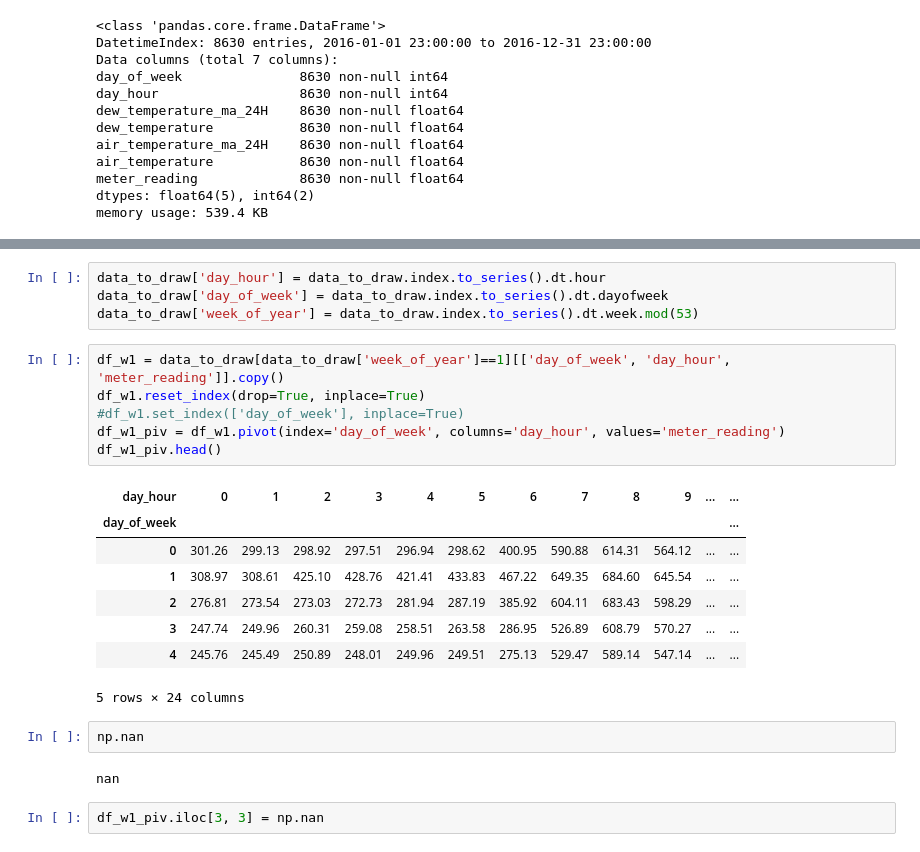
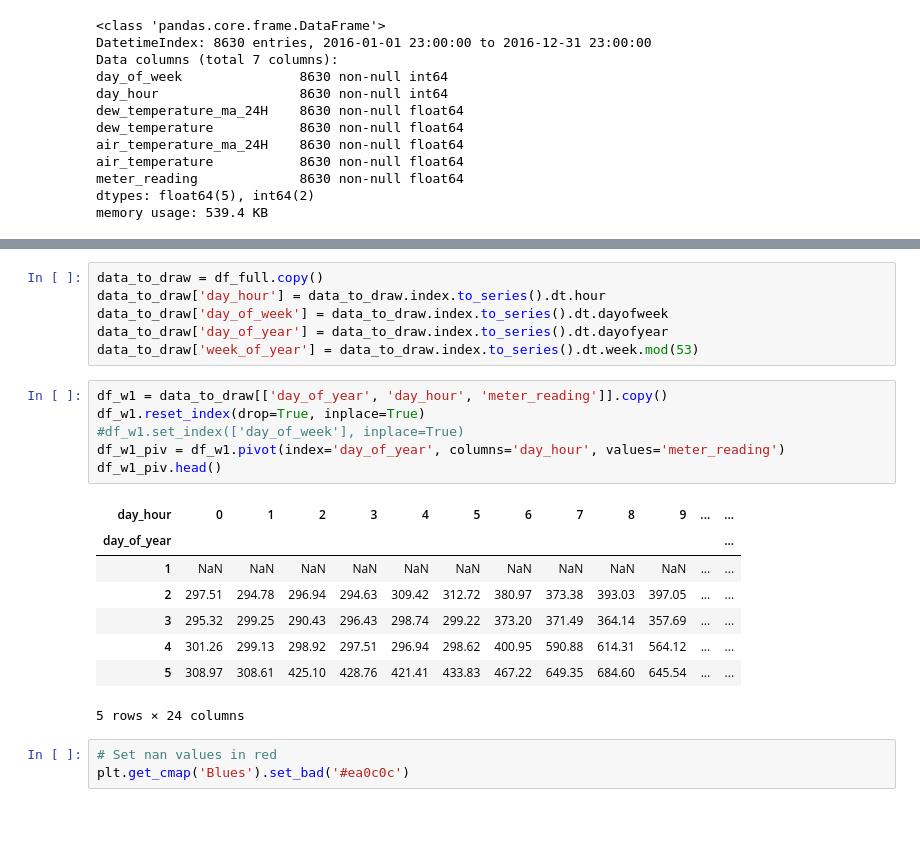
Before and after one commit to edouardArgenson/ASHRAE_great_energy_predictor, a Jupyter notebook: notebooks/building_493/meter_0/visualize_benchmark_missing_data.ipynb, the cells around one changed output, grey strips where cells are left out. Cells and saved outputs as stored; diff of their text form; blank space fills up the shorter version.

```diff
--- a/notebooks/building_493/meter_0/visualize_benchmark_missing_data.ipynb
+++ b/notebooks/building_493/meter_0/visualize_benchmark_missing_data.ipynb
@@ -78,27 +78,26 @@ df_full.head(30)
 | 2016-01-02 04:00:00 | 5.0 | 4.0 | -2.112500 | -5.6 | 5.633333 | 3.3 | ... |
 | 2016-01-02 05:00:00 | 5.0 | 5.0 | -2.345833 | -5.6 | 5.450000 | 2.8 | ... |
 # %%
+data_to_draw = df_full.copy()
 data_to_draw['day_hour'] = data_to_draw.index.to_series().dt.hour
 data_to_draw['day_of_week'] = data_to_draw.index.to_series().dt.dayofweek
+data_to_draw['day_of_year'] = data_to_draw.index.to_series().dt.dayofyear
 data_to_draw['week_of_year'] = data_to_draw.index.to_series().dt.week.mod(53)
 # %%
-df_w1 = data_to_draw[data_to_draw['week_of_year']==1][['day_of_week', 'day_hour', 'meter_reading']].copy()
+df_w1 = data_to_draw[['day_of_year', 'day_hour', 'meter_reading']].copy()
 df_w1.reset_index(drop=True, inplace=True)
 #df_w1.set_index(['day_of_week'], inplace=True)
-df_w1_piv = df_w1.pivot(index='day_of_week', columns='day_hour', values='meter_reading')
+df_w1_piv = df_w1.pivot(index='day_of_year', columns='day_hour', values='meter_reading')
 df_w1_piv.head()
 # %% [output]
 | day_hour | 0 | 1 | 2 | 3 | 4 | 5 | 6 | 7 | 8 | 9 | ... | ... |
-| day_of_week |  |  |  |  |  |  |  |  |  |  |  | ... |
-| 0 | 301.26 | 299.13 | 298.92 | 297.51 | 296.94 | 298.62 | 400.95 | 590.88 | 614.31 | 564.12 | ... | ... |
-| 1 | 308.97 | 308.61 | 425.10 | 428.76 | 421.41 | 433.83 | 467.22 | 649.35 | 684.60 | 645.54 | ... | ... |
-| 2 | 276.81 | 273.54 | 273.03 | 272.73 | 281.94 | 287.19 | 385.92 | 604.11 | 683.43 | 598.29 | ... | ... |
-| 3 | 247.74 | 249.96 | 260.31 | 259.08 | 258.51 | 263.58 | 286.95 | 526.89 | 608.79 | 570.27 | ... | ... |
-| 4 | 245.76 | 245.49 | 250.89 | 248.01 | 249.96 | 249.51 | 275.13 | 529.47 | 589.14 | 547.14 | ... | ... |
+| day_of_year |  |  |  |  |  |  |  |  |  |  |  | ... |
+| 1 | NaN | NaN | NaN | NaN | NaN | NaN | NaN | NaN | NaN | NaN | ... | ... |
+| 2 | 297.51 | 294.78 | 296.94 | 294.63 | 309.42 | 312.72 | 380.97 | 373.38 | 393.03 | 397.05 | ... | ... |
+| 3 | 295.32 | 299.25 | 290.43 | 296.43 | 298.74 | 299.22 | 373.20 | 371.49 | 364.14 | 357.69 | ... | ... |
+| 4 | 301.26 | 299.13 | 298.92 | 297.51 | 296.94 | 298.62 | 400.95 | 590.88 | 614.31 | 564.12 | ... | ... |
+| 5 | 308.97 | 308.61 | 425.10 | 428.76 | 421.41 | 433.83 | 467.22 | 649.35 | 684.60 | 645.54 | ... | ... |
 5 rows × 24 columns
-# %%
-np.nan
-# %% [output]
-nan
-# %%
-df_w1_piv.iloc[3, 3] = np.nan
+# %%
+# Set nan values in red
+plt.get_cmap('Blues').set_bad('#ea0c0c')
```
Also changed, not shown: parts of 10 cells of this notebook.
